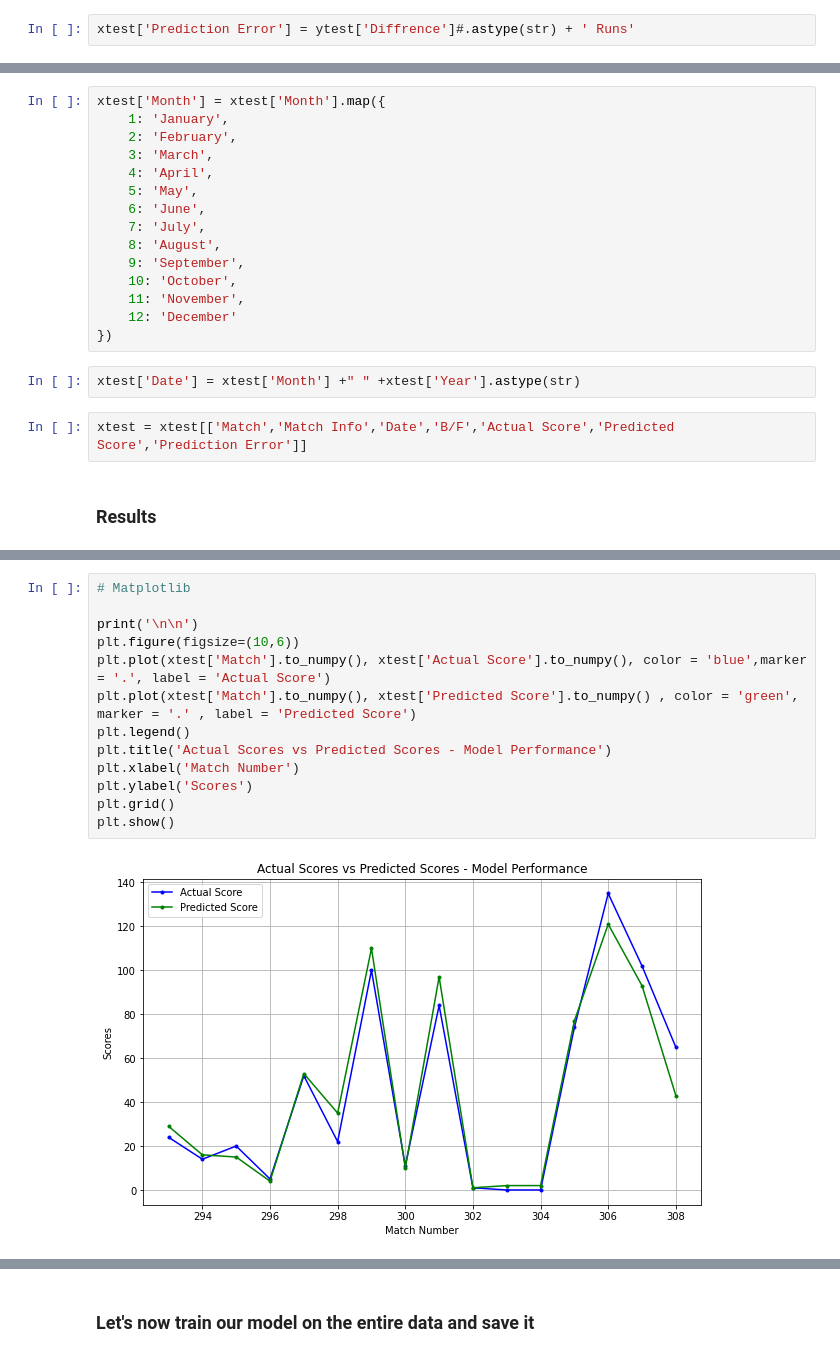
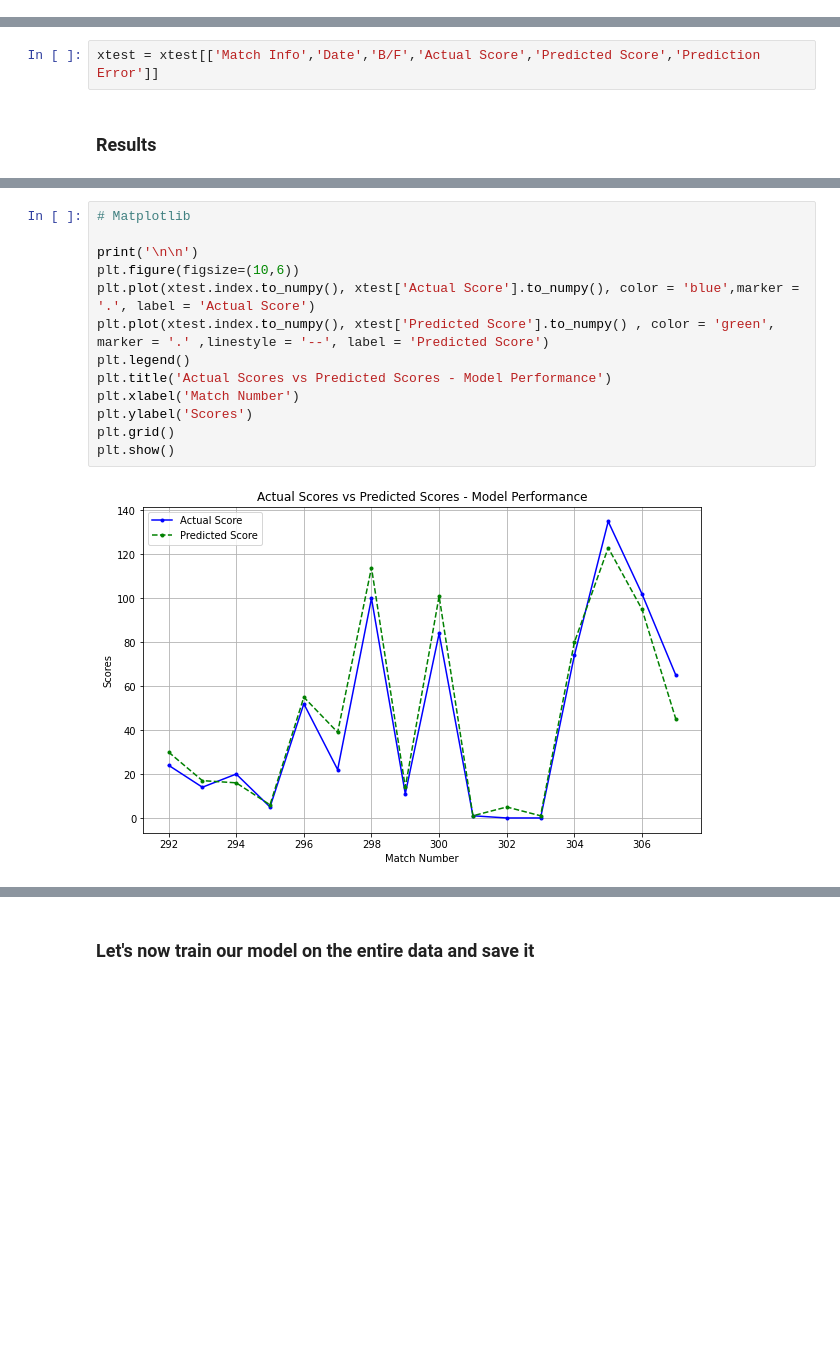
Before and after one commit to SharanKalyan/Virat-Kohli-ODI, a Jupyter notebook: RegressionPipeline-Virat-Kohli-ODI.ipynb, the cells around one changed output, grey strips where cells are left out. Cells and saved outputs as stored; diff of their text form; blank space fills up the shorter version.

```diff
--- a/RegressionPipeline-Virat-Kohli-ODI.ipynb
+++ b/RegressionPipeline-Virat-Kohli-ODI.ipynb
@@ -390,26 +388,7 @@ xtest['Predicted Score'] = ytest['Preds']#.astype(str) + " Runs"
-# %%
-xtest['Prediction Error'] = ytest['Diffrence']#.astype(str) + ' Runs'
 # %%
 xtest['Match Info'] = "Against " + xtest['Versus'] + " at " + xtest['Country']
-# %%
-xtest['Month'] = xtest['Month'].map({
-    1: 'January',
-    2: 'February',
-    3: 'March',
-    4: 'April',
-    5: 'May',
-    6: 'June',
-    7: 'July',
-    8: 'August',
-    9: 'September',
-    10: 'October',
-    11: 'November',
-    12: 'December'
-})
-# %%
-xtest['Date'] = xtest['Month'] +" " +xtest['Year'].astype(str)
 # %%
-xtest = xtest[['Match','Match Info','Date','B/F','Actual Score','Predicted Score','Prediction Error']]
+xtest = xtest[['Match Info','Date','B/F','Actual Score','Predicted Score','Prediction Error']]
 # %% [markdown]
 ### Results
 # %%
@@ -435,18 +414,18 @@ xtest
 # %%
 # Matplotlib
 
 print('\n\n')
 plt.figure(figsize=(10,6))
-plt.plot(xtest['Match'].to_numpy(), xtest['Actual Score'].to_numpy(), color = 'blue',marker = '.', label = 'Actual Score')
-plt.plot(xtest['Match'].to_numpy(), xtest['Predicted Score'].to_numpy() , color = 'green', marker = '.' , label = 'Predicted Score')
+plt.plot(xtest.index.to_numpy(), xtest['Actual Score'].to_numpy(), color = 'blue',marker = '.', label = 'Actual Score')
+plt.plot(xtest.index.to_numpy(), xtest['Predicted Score'].to_numpy() , color = 'green', marker = '.' ,linestyle = '--', label = 'Predicted Score')
 plt.legend()
 plt.title('Actual Scores vs Predicted Scores - Model Performance')
 plt.xlabel('Match Number')
 plt.ylabel('Scores')
 plt.grid()
 plt.show()
 # %% [output]
-[figure, old version]
+[figure, new version]
 # %%
 
 
```
Also changed, not shown: parts of 32 cells of this notebook, 1 other file.
